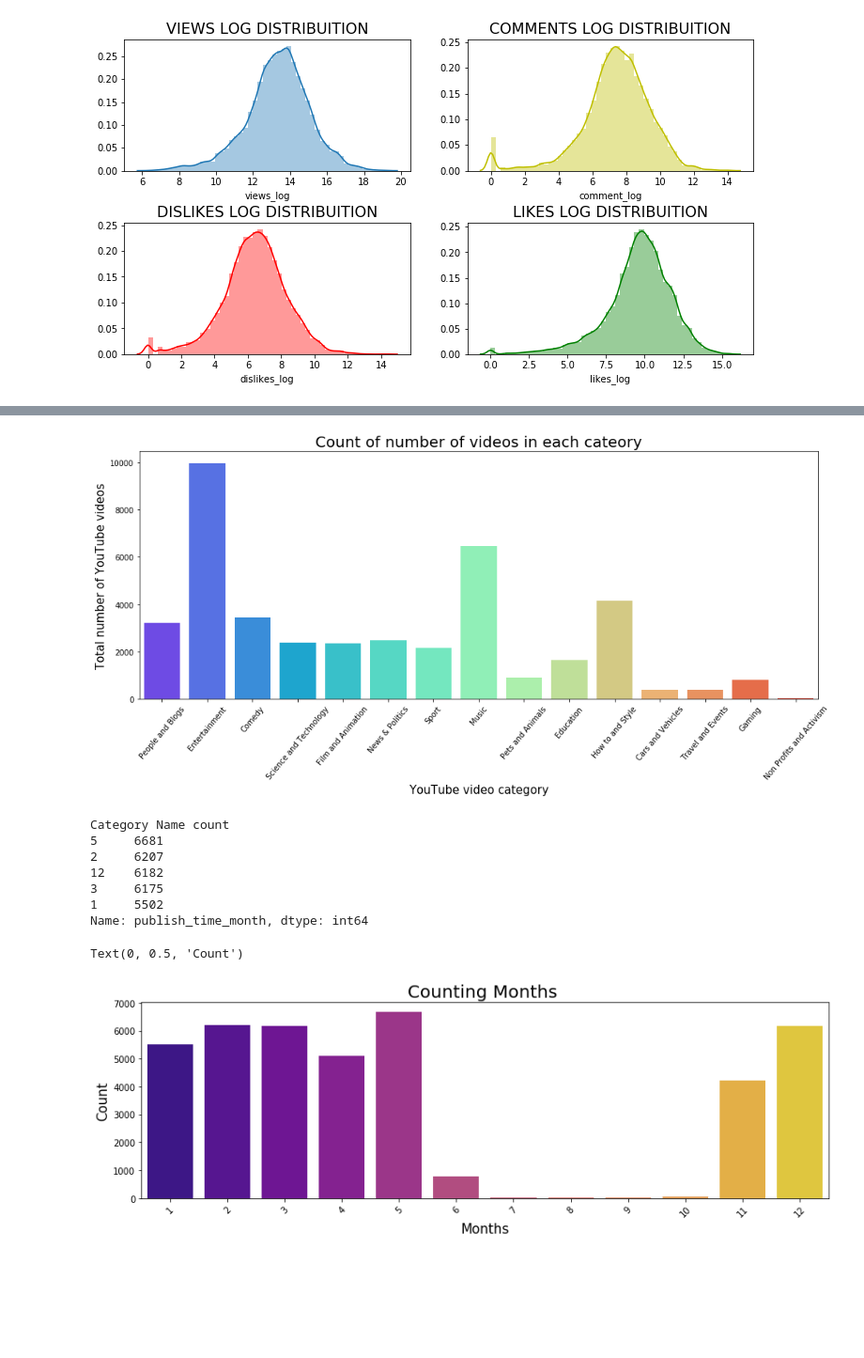
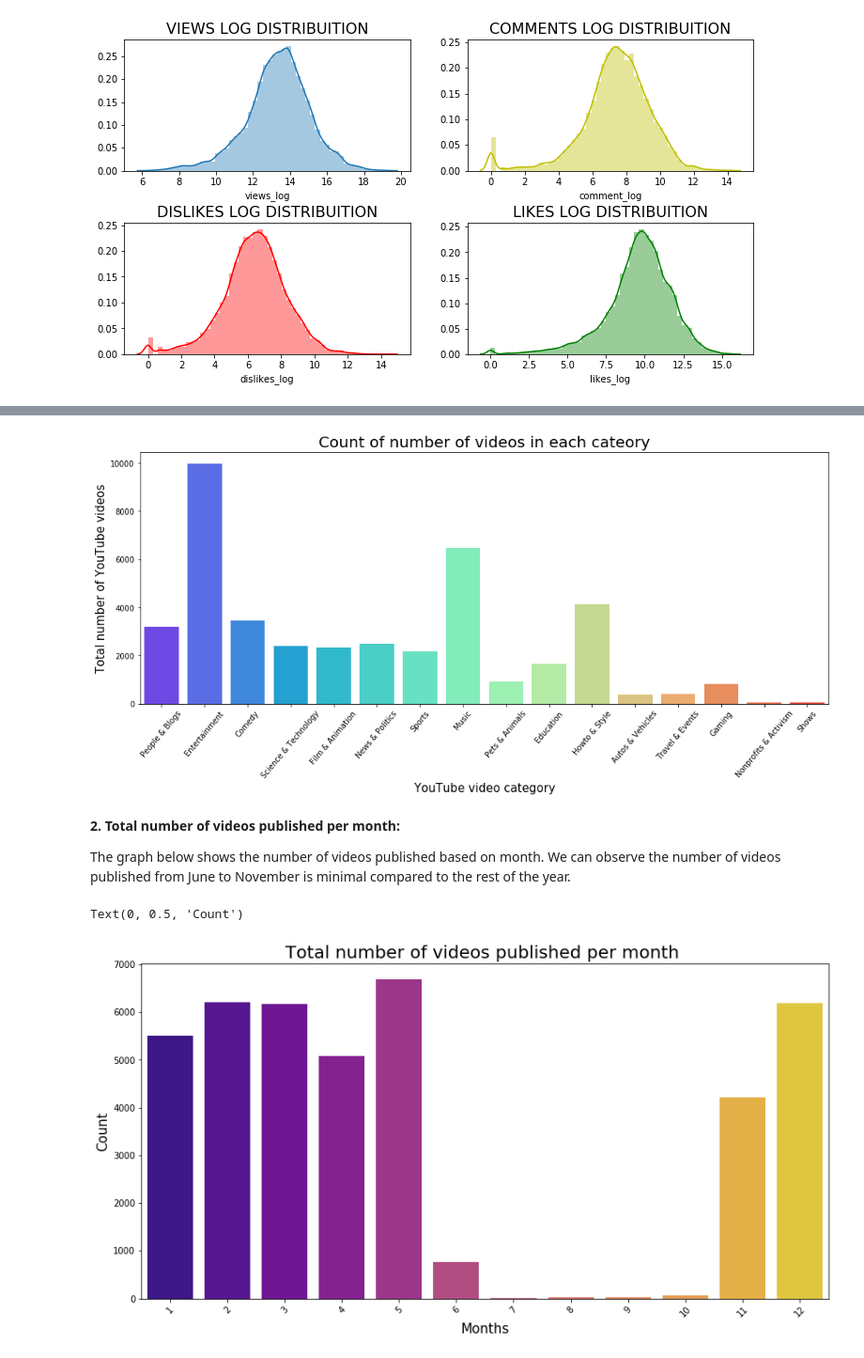
Before and after one commit to avijitj-hub/KDD-Project, a Jupyter notebook: Project - Deliverable 3.ipynb, the cells around one changed output, grey strips where cells are left out. Shown at 94% size. Cells and saved outputs as stored; diff of their text form; code cells hidden in the pictures; blank space fills up the shorter version.

```diff
--- a/Project - Deliverable 3.ipynb
+++ b/Project - Deliverable 3.ipynb
@@ -222,22 +218,3 @@ plt.subplots_adjust(wspace = 0.2, hspace = 0.4,top = 0.9)
 plt.show()
 # %% [output]
 [figure]
-# %%
-USvideo['category_name'] = np.nan
-
-USvideo.loc[(USvideo["category_id"] == 1),"category_name"] = 'Film and Animation'
-USvideo.loc[(USvideo["category_id"] == 2),"category_name"] = 'Cars and Vehicles'
-USvideo.loc[(USvideo["category_id"] == 10),"category_name"] = 'Music'
-USvideo.loc[(USvideo["category_id"] == 15),"category_name"] = 'Pets and Animals'
-USvideo.loc[(USvideo["category_id"] == 17),"category_name"] = 'Sport'
-USvideo.loc[(USvideo["category_id"] == 19),"category_name"] = 'Travel and Events'
-USvideo.loc[(USvideo["category_id"] == 20),"category_name"] = 'Gaming'
-USvideo.loc[(USvideo["category_id"] == 22),"category_name"] = 'People and Blogs'
-USvideo.loc[(USvideo["category_id"] == 23),"category_name"] = 'Comedy'
-USvideo.loc[(USvideo["category_id"] == 24),"category_name"] = 'Entertainment'
-USvideo.loc[(USvideo["category_id"] == 25),"category_name"] = 'News and Politics'
-USvideo.loc[(USvideo["category_id"] == 26),"category_name"] = 'How to and Style'
-USvideo.loc[(USvideo["category_id"] == 27),"category_name"] = 'Education'
-USvideo.loc[(USvideo["category_id"] == 28),"category_name"] = 'Science and Technology'
-USvideo.loc[(USvideo["category_id"] == 29),"category_name"] = 'Non Profits and Activism'
-USvideo.loc[(USvideo["category_id"] == 25),"category_name"] = 'News & Politics'
@@ -244,10 +227,10 @@ USvideo.loc[(USvideo["category_id"] == 25),"category_name"] = 'News & Politics'
 # %%
 plt.figure(num=None, figsize=(16, 6), facecolor='w')
-sns.countplot(x='category_name',data=USvideo, palette="rainbow")
+sns.countplot(x='category_title',data=USvideo, palette="rainbow")
 plt.xticks(rotation=50)
 plt.xlabel("YouTube video category", fontsize=15)
 plt.ylabel('Total number of YouTube videos', fontsize=15)
 plt.title('Count of number of videos in each cateory', fontsize=20)
 plt.show()
 # %% [output]
-[figure, old version]
+[figure, new version]
@@ -256,24 +237,20 @@ USvideo['publish_time'] = pd.to_datetime(USvideo['publish_time'], format='%Y-%m-
+# %% [markdown]
+__2. Total number of videos published per month:__
+
+The graph below shows the number of videos published based on month. We can observe the number of videos published from June to November is minimal compared to the rest of the year.
 # %%
+USvideo['publish_time'] = pd.to_datetime(USvideo['publish_time'], format='%Y-%m-%dT%H:%M:%S.%fZ')
+
+
 USvideo['publish_time_month'] = USvideo['publish_time'].dt.month
 
-print("Category Name count")
-print(USvideo['publish_time_month'].value_counts()[:5])
+plt.figure(figsize = (14,7))
 
-plt.figure(figsize = (14,9))
-
-plt.subplot(211)
 g = sns.countplot(x = 'publish_time_month', data=USvideo, palette="plasma")
 g.set_xticklabels(g.get_xticklabels(),rotation=45)
-g.set_title("Counting Months ", fontsize=20)
+g.set_title("Total number of videos published per month ", fontsize=20)
 g.set_xlabel("Months", fontsize=15)
 g.set_ylabel("Count", fontsize=15)
 # %% [output]
-Category Name count
-5     6681
-2     6207
-12    6182
-3     6175
-1     5502
-Name: publish_time_month, dtype: int64
+Text(0, 0.5, 'Count')
-Text(0, 0.5, 'Count')
-[figure, old version]
+[figure, new version]
```
Also changed, not shown: parts of 34 cells of this notebook.
